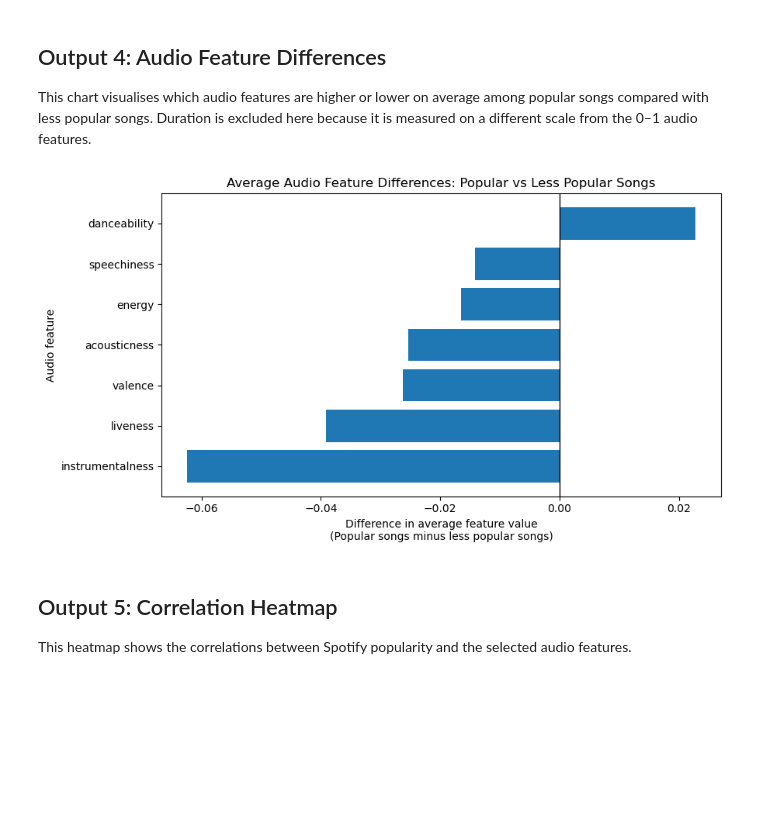
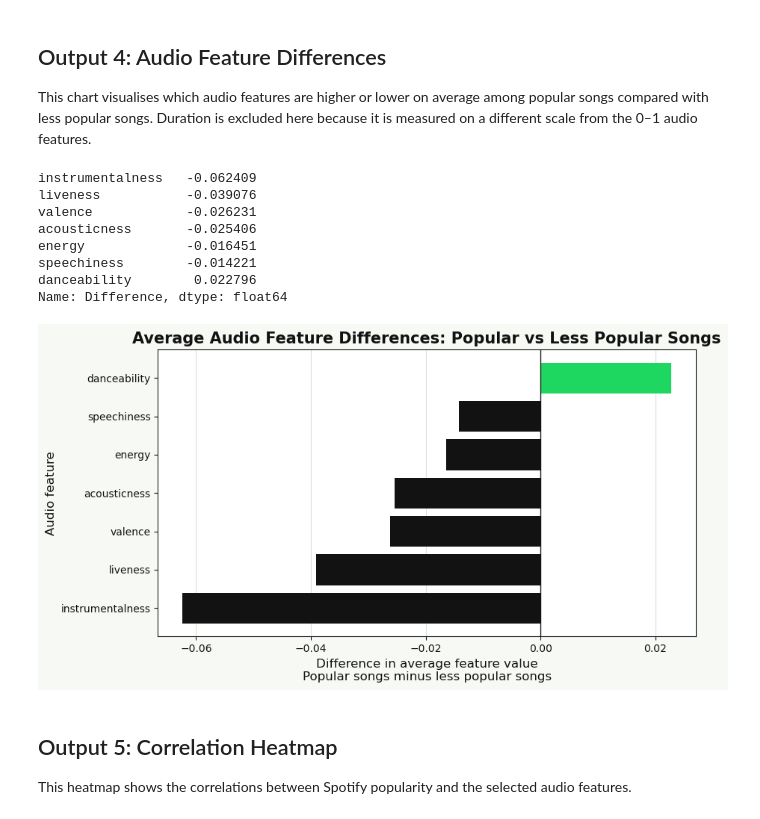
Before and after one commit to TzeNing/bee2041-music-popularity-project, a Jupyter notebook: blog.ipynb, the cells around one changed output. Saved outputs shown, nothing was run; the diff lists cells and outputs as text; code cells hidden in the pictures; blank space fills up the shorter version.

```diff
--- a/blog.ipynb
+++ b/blog.ipynb
@@ -218,32 +346,57 @@ feature_compare.sort_values("Difference", ascending=False)
 ## Output 4: Audio Feature Differences
 
 This chart visualises which audio features are higher or lower on average among popular songs compared with less popular songs. Duration is excluded here because it is measured on a different scale from the 0–1 audio features.
+# %%
+feature_diff_no_duration = (
+    feature_compare
+    .drop(index="duration_min")
+    ["Difference"]
+    .sort_values()
+)
+
+feature_diff_no_duration
+# %% [output]
+instrumentalness   -0.062409
+liveness           -0.039076
+valence            -0.026231
+acousticness       -0.025406
+energy             -0.016451
+speechiness        -0.014221
+danceability        0.022796
+Name: Difference, dtype: float64
 # %%
-feature_compare_no_duration = df_clean.groupby("popular_song")[[
-    "danceability", "energy", "valence", "acousticness",
-    "instrumentalness", "speechiness", "liveness"
-]].mean().T
+plt.figure(figsize=(9, 5))
 
-feature_compare_no_duration.columns = ["Less popular", "Popular"]
-feature_compare_no_duration["Difference"] = (
-    feature_compare_no_duration["Popular"] - feature_compare_no_duration["Less popular"]
+plt.barh(
+    feature_diff_no_duration.index,
+    feature_diff_no_duration.values,
+    color=[GREEN if value > 0 else DARK for value in feature_diff_no_duration.values],
+    zorder=3
 )
 
-feature_diff_no_duration = feature_compare_no_duration["Difference"].sort_values()
+plt.axvline(0, color=DARK, linewidth=1, zorder=4)
 
-plt.figure(figsize=(9, 5))
-plt.barh(feature_diff_no_duration.index, feature_diff_no_duration.values)
-plt.axvline(0, color="black", linewidth=1)
+plt.title(
+    "Average Audio Feature Differences: Popular vs Less Popular Songs",
+    fontweight="bold"
+)
+plt.xlabel("Difference in average feature value\nPopular songs minus less popular songs")
+plt.ylabel("Audio feature")
 
-plt.title("Average Audio Feature Differences: Popular vs Less Popular Songs")
-plt.xlabel("Difference in average feature value\n(Popular songs minus less popular songs)")
-plt.ylabel("Audio feature")
+plt.gca().set_axisbelow(True)
+plt.grid(axis="x", color=GRID, linewidth=0.8, zorder=0)
+
 plt.tight_layout()
 
-plt.savefig("figures/audio_feature_differences_no_duration.png", dpi=300)
+plt.savefig(
+    "figures/audio_feature_differences_no_duration.png",
+    dpi=300,
+    bbox_inches="tight"
+)
+
 plt.show()
 # %% [output]
-[figure, old version]
+[figure, new version]
 # %% [markdown]
 ## Output 5: Correlation Heatmap
 
```
Also changed, not shown: parts of 28 cells of this notebook, 7 other files.
